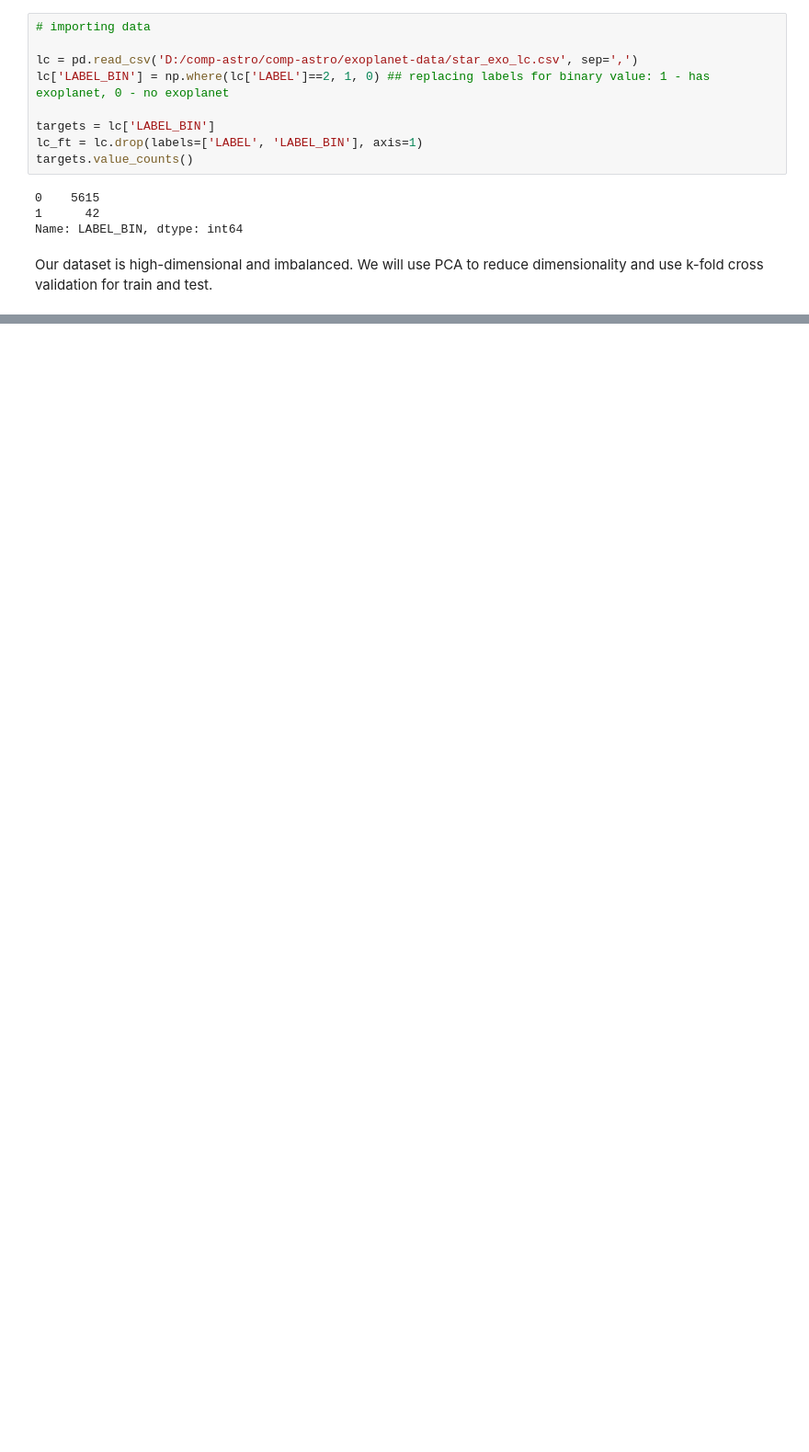
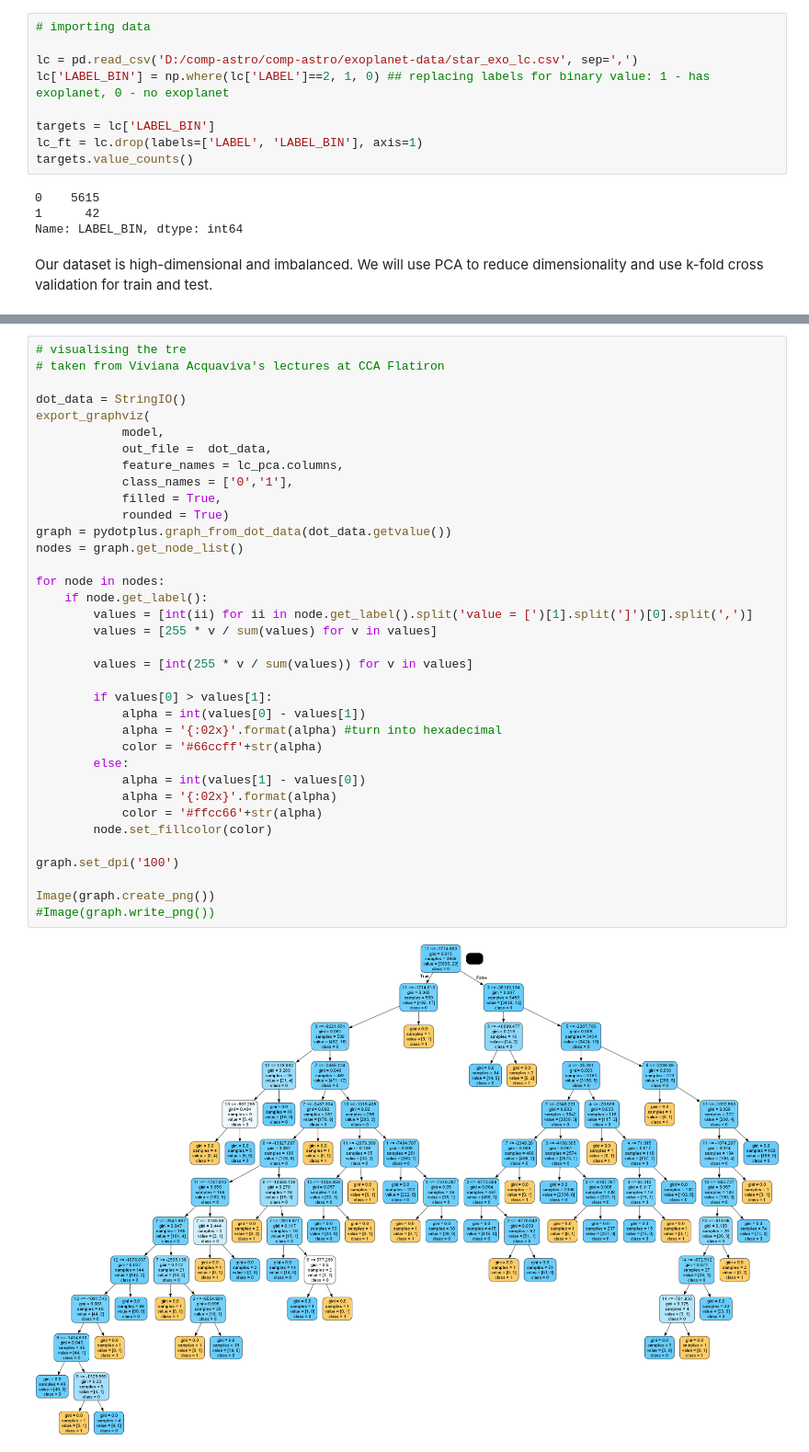
Before and after one commit to ridha-mm/comp-astro, a Jupyter notebook: pca-decision/decision-trees.ipynb, the cells around one changed output, grey strips where cells are left out. Shown at 92% size. Cells and saved outputs as stored; diff of their text form; blank space fills up the shorter version.

```diff
--- a/pca-decision/decision-trees.ipynb
+++ b/pca-decision/decision-trees.ipynb
@@ -411,0 +114,38 @@ plt.show()
+# %%
+# visualising the tre
+# taken from Viviana Acquaviva's lectures at CCA Flatiron
+
+dot_data = StringIO()
+export_graphviz(
+            model,
+            out_file =  dot_data,
+            feature_names = lc_pca.columns,
+            class_names = ['0','1'],
+            filled = True,
+            rounded = True)
+graph = pydotplus.graph_from_dot_data(dot_data.getvalue())
+nodes = graph.get_node_list()
+
+for node in nodes:
+    if node.get_label():
+        values = [int(ii) for ii in node.get_label().split('value = [')[1].split(']')[0].split(',')]
+        values = [255 * v / sum(values) for v in values]
+
+        values = [int(255 * v / sum(values)) for v in values]
+
+        if values[0] > values[1]:
+            alpha = int(values[0] - values[1])
+            alpha = '{:02x}'.format(alpha) #turn into hexadecimal
+            color = '#66ccff'+str(alpha)
+        else:
+            alpha = int(values[1] - values[0])
+            alpha = '{:02x}'.format(alpha)
+            color = '#ffcc66'+str(alpha)
+        node.set_fillcolor(color)
+
+graph.set_dpi('100')
+
+Image(graph.create_png())
+#Image(graph.write_png())
+# %% [output]
+[figure, added]
```
Also changed, not shown: parts of 55 cells of this notebook.
